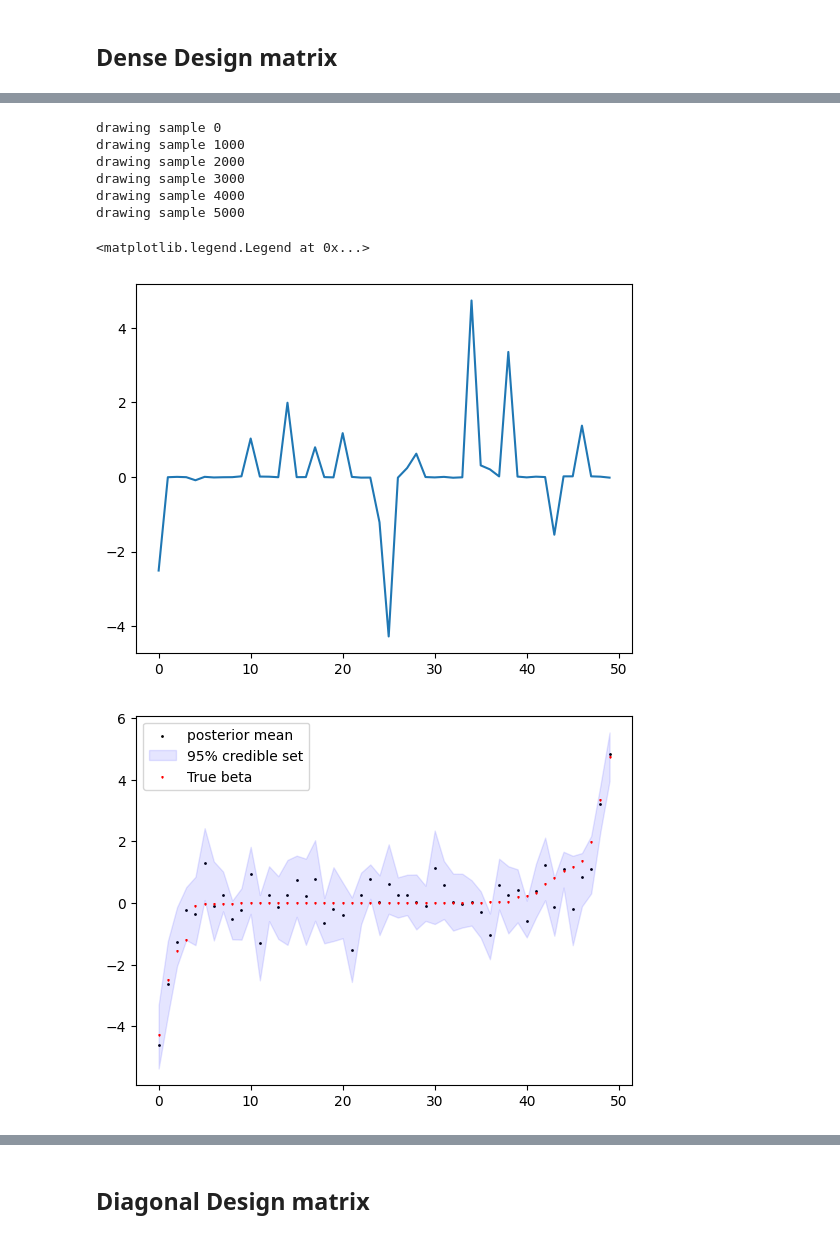
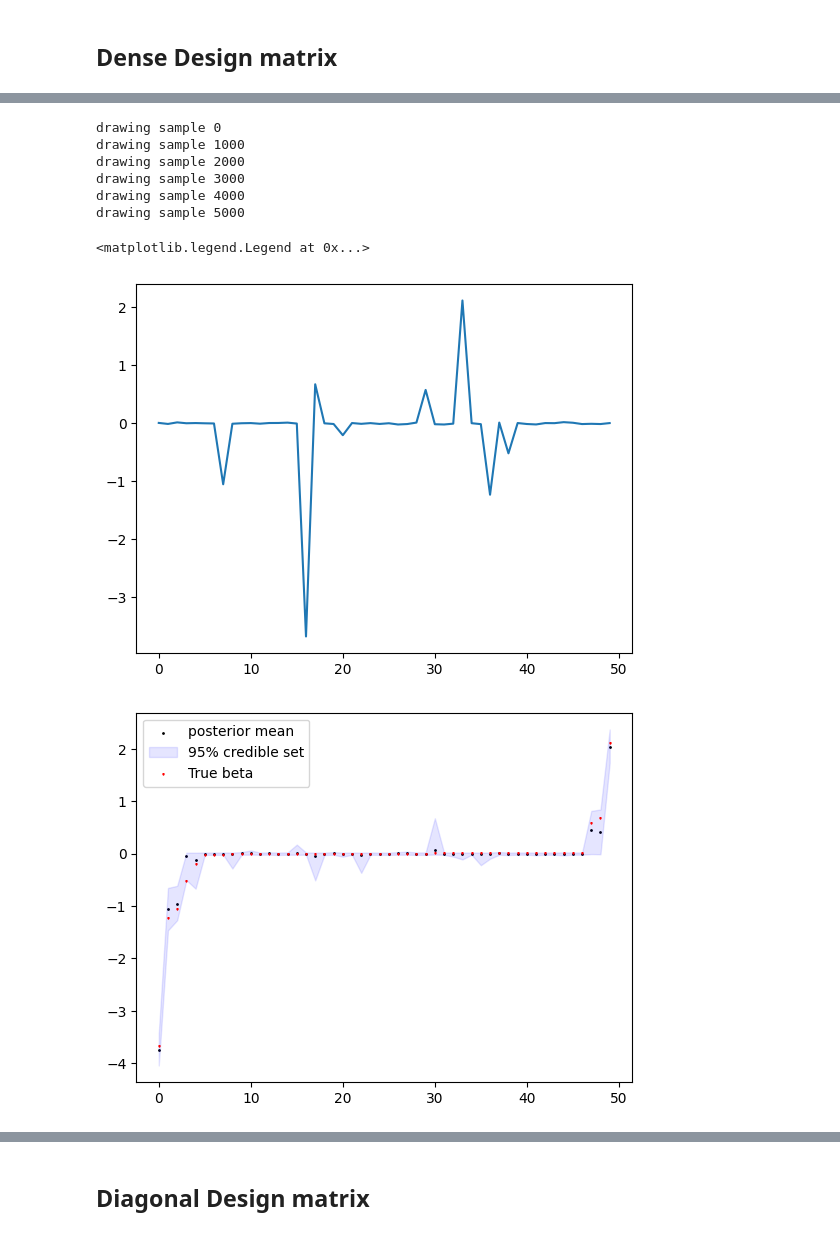
Before and after one commit to DongyueXie/misc, a Jupyter notebook: analysis/spike_slab_sampling.ipynb, the cells around one changed output, grey strips where cells are left out. Saved outputs shown, nothing was run; the diff lists cells and outputs as text; code cells hidden in the pictures.

```diff
--- a/analysis/spike_slab_sampling.ipynb
+++ b/analysis/spike_slab_sampling.ipynb
@@ -171,35 +196,35 @@ sigma2 = 1
 datax = gen_data(n,p,pi0,var0,var1,sigma2,XI=False)
 plt.plot(datax['beta'])
 
-fit = ssvs(datax['X'],datax['y'],pi0,var1,var1,
+fit = ssvs(datax['X'],datax['y'],pi0,var0,var1,
 ig_a=0.01,ig_b=0.01,n_burnin=1000,
 n_post=5000,
 printevery = 1000)
 
 upper_ci = np.apply_along_axis(np.quantile,0,fit['beta'],q=0.975)
 lower_ci = np.apply_along_axis(np.quantile,0,fit['beta'],q=0.025)
 pm = np.apply_along_axis(np.mean,0,fit['beta'])
 res = pd.DataFrame({'true_beta':np.squeeze(datax['beta']),
 'ols': np.squeeze(np.matmul(np.linalg.inv(np.matmul(datax['X'].T,datax['X'])),np.matmul(datax['X'].T,datax['y']))),
 'posterior_mean':pm,
 'lower':lower_ci,
 'upper':upper_ci})
 res
 
 idx = [i for i in range(p)]
 order_idx = np.argsort(datax['beta'])
 fig, ax = plt.subplots()
 ax.scatter(idx,pm[order_idx],s=1,color='black')
 ax.fill_between(idx,(lower_ci)[order_idx], (upper_ci)[order_idx], color='b', alpha=.1)
 ax.scatter(idx,datax['beta'][order_idx],s=0.8,color='red',marker='v')
 ax.legend(['posterior mean','95% credible set','True beta'])
 # %% [output]
 drawing sample 0
 drawing sample 1000
 drawing sample 2000
 drawing sample 3000
 drawing sample 4000
 drawing sample 5000
 <matplotlib.legend.Legend at 0x...>
-[figure, old version]
+[figure, new version]
-[figure, old version]
+[figure, new version]
```
Also changed, not shown: parts of 25 cells of this notebook.
